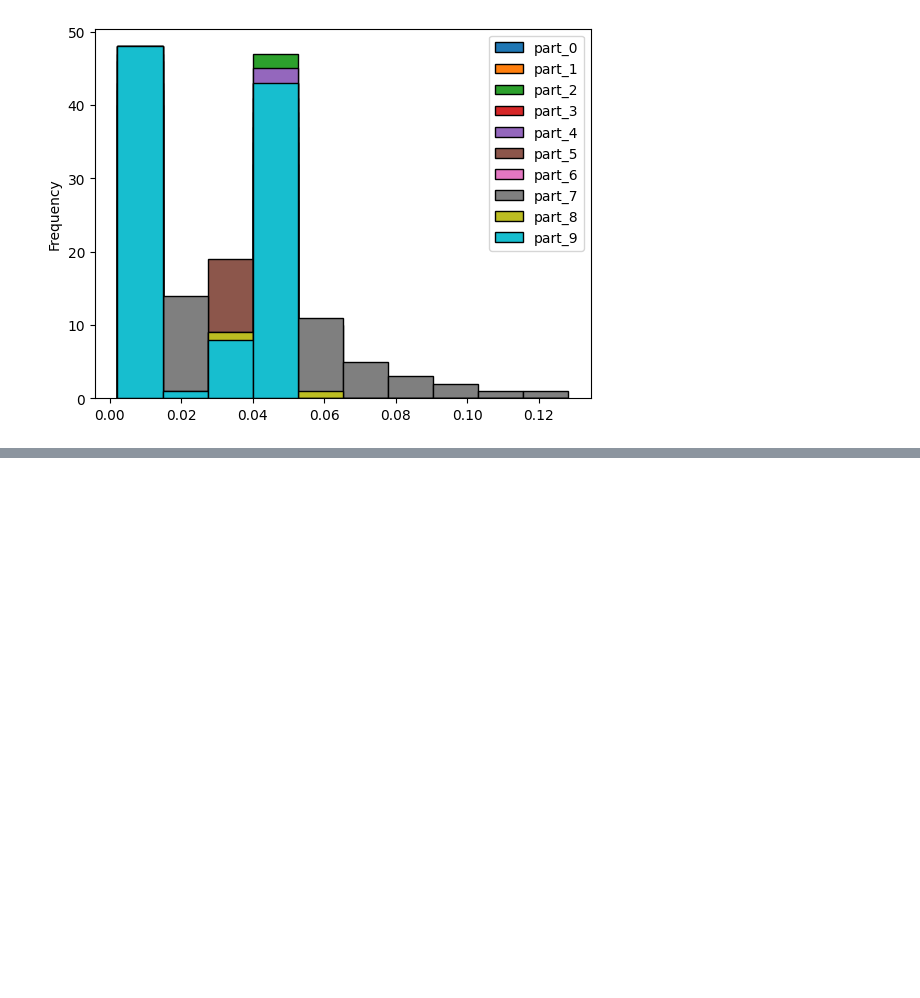
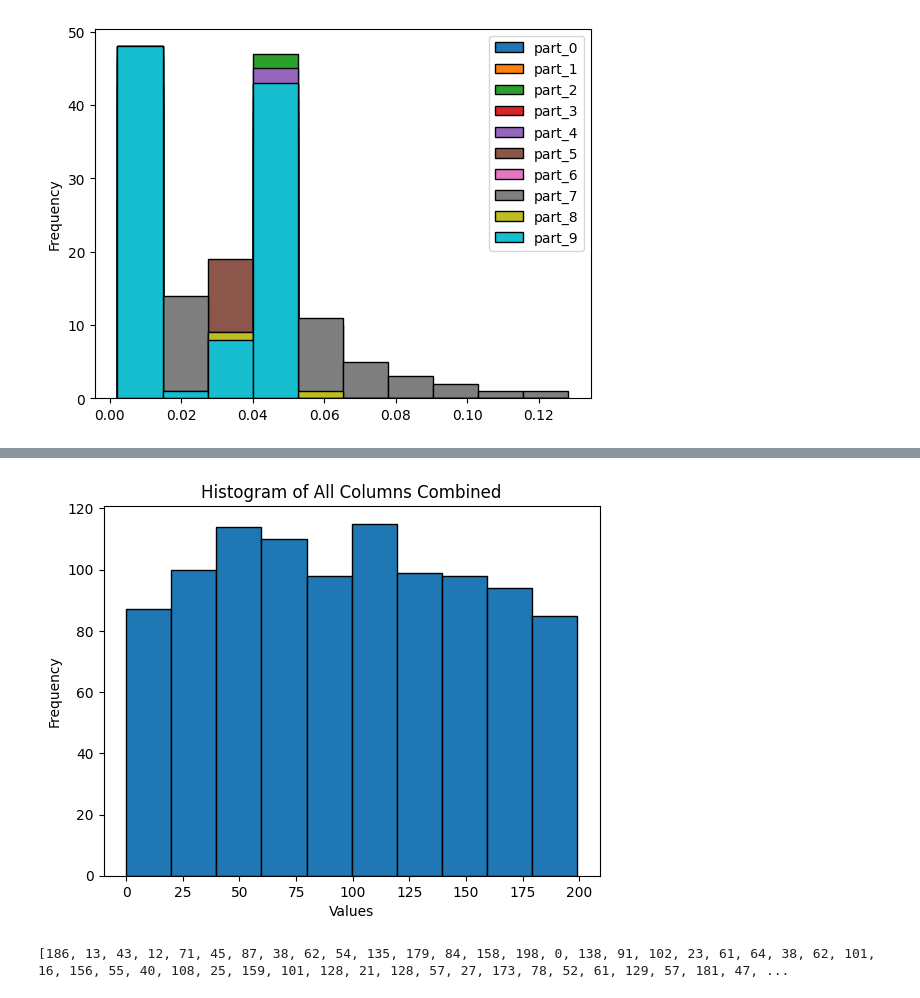
Before and after one commit to tushar-19459/Graph-Project, a Jupyter notebook: histogram.ipynb, the cells around one changed output, grey strips where cells are left out. Saved outputs shown, nothing was run; the diff lists cells and outputs as text; code cells hidden in the pictures; blank space fills up the shorter version.

```diff
--- a/histogram.ipynb
+++ b/histogram.ipynb
@@ -45,0 +96,29 @@ data.plot(kind='hist', bins=len(data.columns), edgecolor='black')
+# %%
+import pandas as pd
+import matplotlib.pyplot as plt
+
+# Example: assuming you already loaded data
+# data = pd.read_csv('./splitDataset.csv')
+
+df = {}
+
+# Collect all columns
+for i in range(len(data.columns)):
+    df[f'col_{i+1}'] = data.iloc[:, i]
+
+col_data = pd.DataFrame(df)
+
+# Flatten all values from all columns into a 1D array
+plt.hist(col_data.values.flatten(), bins=10, edgecolor='black')
+
+plt.xlabel("Values")
+plt.ylabel("Frequency")
+plt.title("Histogram of All Columns Combined")
+plt.show()
+# %% [output]
+[figure, added]
+# %%
+values_list = data.values.flatten().tolist()
+print(values_list)
+# %% [output]
+[186, 13, 43, 12, 71, 45, 87, 38, 62, 54, 135, 179, 84, 158, 198, 0, 138, 91, 102, 23, 61, 64, 38, 62, 101, 16, 156, 55, 40, 108, 25, 159, 101, 128, 21, 128, 57, 27, 173, 78, 52, 61, 129, 57, 181, 47, ...
```
Also changed, not shown: parts of 4 cells of this notebook, 2 other files.
